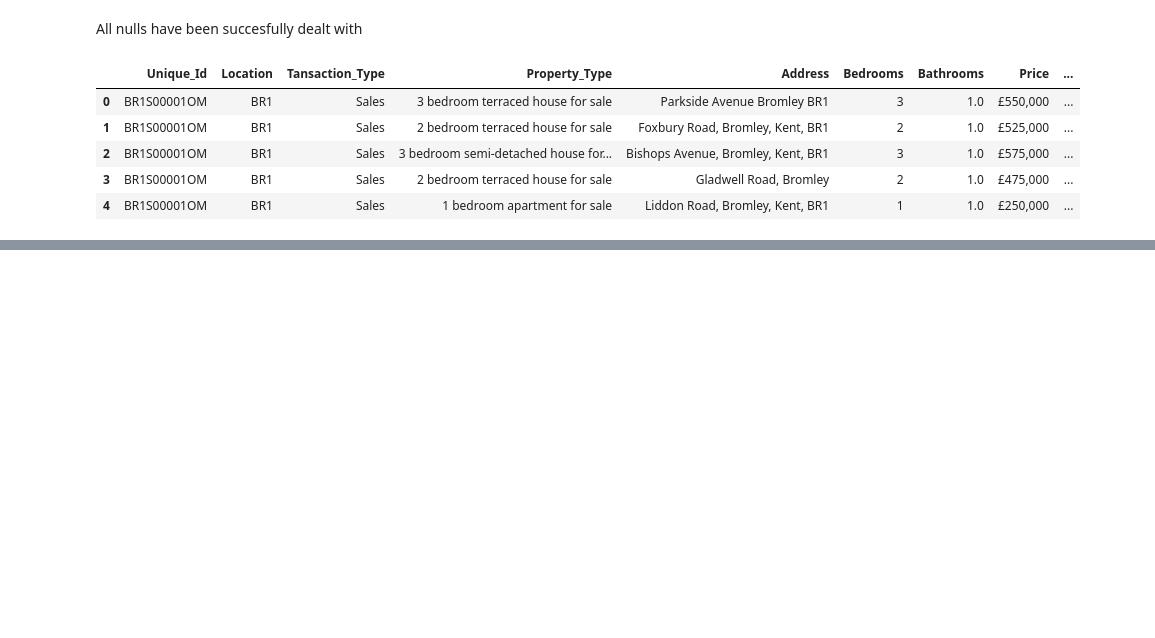
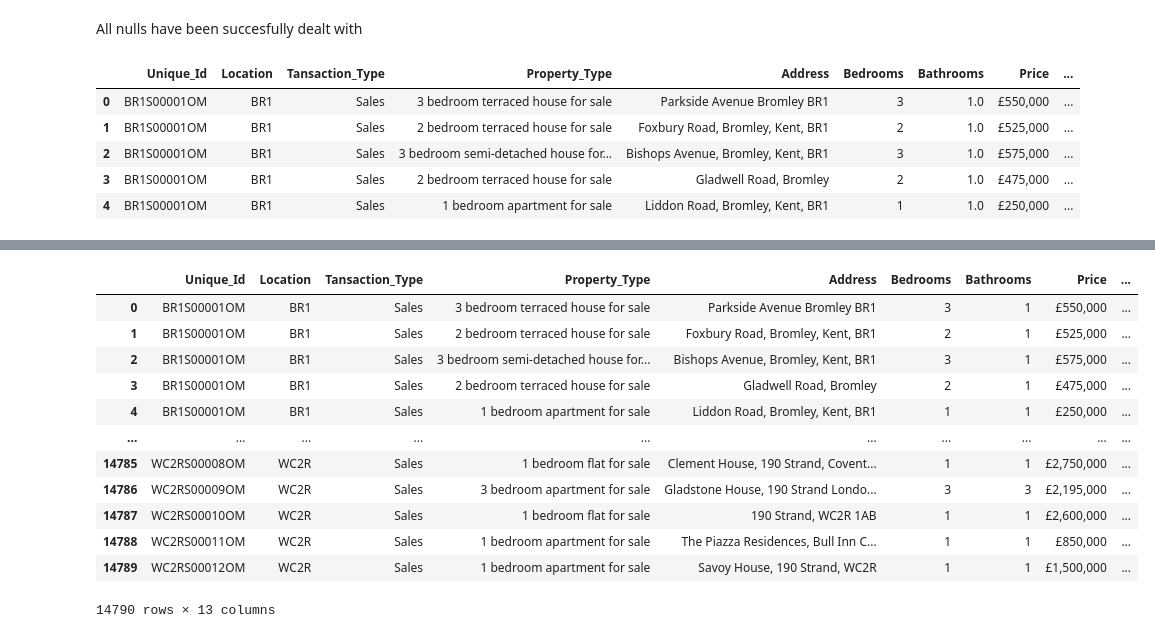
Before and after one commit to Timmtet/Data-Cleaning-Ldn, a Jupyter notebook: Data_cleaning_script.ipynb, the cells around one changed output, grey strips where cells are left out. Drawn from its saved outputs; the diff is of its cells as text; code cells hidden in the pictures; blank space fills up the shorter version.

```diff
--- a/Data_cleaning_script.ipynb
+++ b/Data_cleaning_script.ipynb
@@ -344,0 +424,3 @@ Name: Listing_Date, dtype: int64
+# %%
+# Drop the 'Current_date' and 'Listing_Date' columns
+om.drop(['Current_date', 'Listing_Date'], axis=1, inplace=True)
@@ -344,0 +429,3 @@ Name: Listing_Date, dtype: int64
+# %%
+# Rename the 'Date_main' column to 'Listing_Date'
+om.rename(columns={'Date_main': 'Listing_Date'}, inplace=True)
@@ -344,0 +441,15 @@ Name: Listing_Date, dtype: int64
+# %%
+# Assuming your dataset is stored in a pandas DataFrame called 'df'
+
+# Get the column names
+columns = om.columns.tolist()
+
+# Specify the position where you want to move the column (e.g., from 4th position to 1st position)
+from_position = 12
+to_position = 9
+
+# Move the column to the desired position
+columns.insert(to_position, columns.pop(from_position))
+
+# Reassign the columns in the DataFrame with the updated order
+om = om[columns]
@@ -344,0 +465,19 @@ Name: Listing_Date, dtype: int64
+# %%
+# Strip ".0" from float values while preserving "Not Listed"
+om['Bathrooms'] = om['Bathrooms'].apply(lambda x: str(x).rstrip('.0') if x != 'Not Listed' else x)
+# %%
+om
+# %% [output]
+|  | Unique_Id | Location | Tansaction_Type | Property_Type | Address | Bedrooms | Bathrooms | Price | ... |
+| 0 | BR1S00001OM | BR1 | Sales | 3 bedroom terraced house for sale | Parkside Avenue Bromley BR1 | 3 | 1 | £550,000 | ... |
+| 1 | BR1S00001OM | BR1 | Sales | 2 bedroom terraced house for sale | Foxbury Road, Bromley, Kent, BR1 | 2 | 1 | £525,000 | ... |
+| 2 | BR1S00001OM | BR1 | Sales | 3 bedroom semi-detached house for... | Bishops Avenue, Bromley, Kent, BR1 | 3 | 1 | £575,000 | ... |
+| 3 | BR1S00001OM | BR1 | Sales | 2 bedroom terraced house for sale | Gladwell Road, Bromley | 2 | 1 | £475,000 | ... |
+| 4 | BR1S00001OM | BR1 | Sales | 1 bedroom apartment for sale | Liddon Road, Bromley, Kent, BR1 | 1 | 1 | £250,000 | ... |
+| ... | ... | ... | ... | ... | ... | ... | ... | ... | ... |
+| 14785 | WC2RS00008OM | WC2R | Sales | 1 bedroom flat for sale | Clement House, 190 Strand, Covent... | 1 | 1 | £2,750,000 | ... |
+| 14786 | WC2RS00009OM | WC2R | Sales | 3 bedroom apartment for sale | Gladstone House, 190 Strand Londo... | 3 | 3 | £2,195,000 | ... |
+| 14787 | WC2RS00010OM | WC2R | Sales | 1 bedroom flat for sale | 190 Strand, WC2R 1AB | 1 | 1 | £2,600,000 | ... |
+| 14788 | WC2RS00011OM | WC2R | Sales | 1 bedroom apartment for sale | The Piazza Residences, Bull Inn C... | 1 | 1 | £850,000 | ... |
+| 14789 | WC2RS00012OM | WC2R | Sales | 1 bedroom apartment for sale | Savoy House, 190 Strand, WC2R | 1 | 1 | £1,500,000 | ... |
+14790 rows × 13 columns
```
Also changed, not shown: parts of 15 cells of this notebook, 7 other files.
